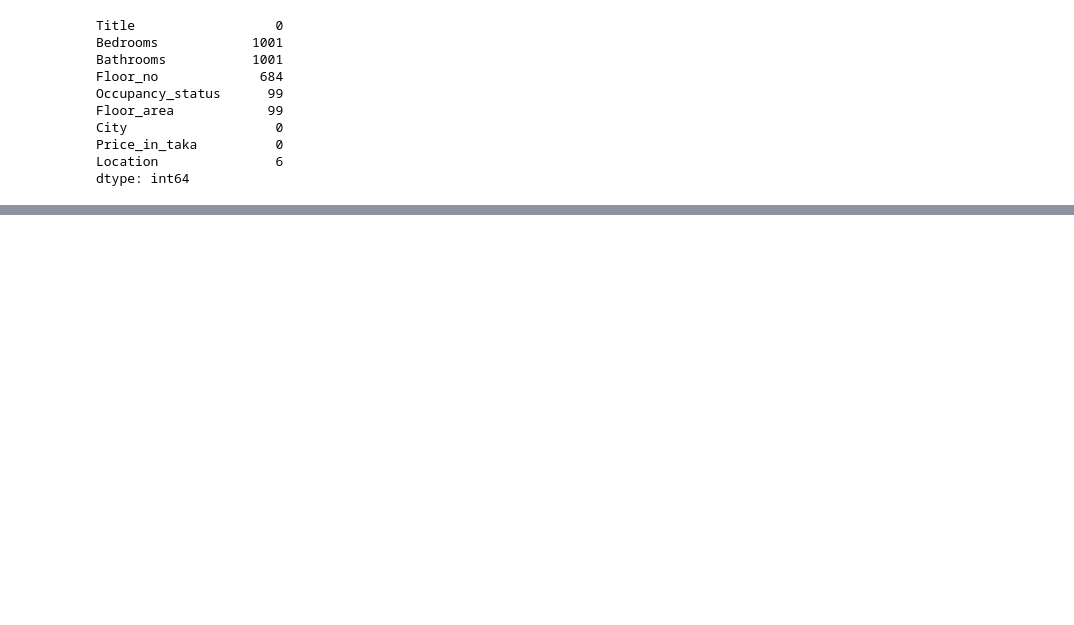
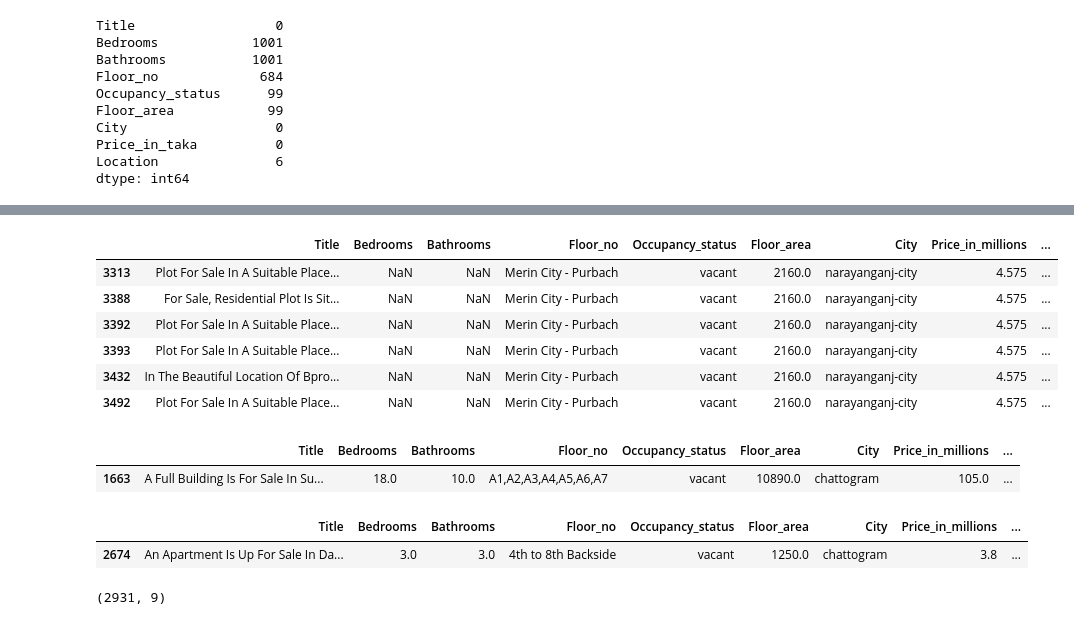
Before and after one commit to ishuu19/My_Practice, a Jupyter notebook: dhaka-bangladesh-rent-analysis.ipynb, the cells around one changed output, grey strips where cells are left out. Saved outputs shown, nothing was run; the diff lists cells and outputs as text; code cells hidden in the pictures; blank space fills up the shorter version.

```diff
--- a/dhaka-bangladesh-rent-analysis.ipynb
+++ b/dhaka-bangladesh-rent-analysis.ipynb
@@ -100,0 +154,24 @@ data.head()
+# %%
+data[data['Floor_no'] == 'Merin City - Purbach']
+# %% [output]
+|  | Title | Bedrooms | Bathrooms | Floor_no | Occupancy_status | Floor_area | City | Price_in_millions | ... |
+| 3313 | Plot For Sale In A Suitable Place... | NaN | NaN | Merin City - Purbach | vacant | 2160.0 | narayanganj-city | 4.575 | ... |
+| 3388 | For Sale, Residential Plot Is Sit... | NaN | NaN | Merin City - Purbach | vacant | 2160.0 | narayanganj-city | 4.575 | ... |
+| 3392 | Plot For Sale In A Suitable Place... | NaN | NaN | Merin City - Purbach | vacant | 2160.0 | narayanganj-city | 4.575 | ... |
+| 3393 | Plot For Sale In A Suitable Place... | NaN | NaN | Merin City - Purbach | vacant | 2160.0 | narayanganj-city | 4.575 | ... |
+| 3432 | In The Beautiful Location Of Bpro... | NaN | NaN | Merin City - Purbach | vacant | 2160.0 | narayanganj-city | 4.575 | ... |
+| 3492 | Plot For Sale In A Suitable Place... | NaN | NaN | Merin City - Purbach | vacant | 2160.0 | narayanganj-city | 4.575 | ... |
+# %%
+data[data['Floor_no'] == 'A1,A2,A3,A4,A5,A6,A7']
+# %% [output]
+|  | Title | Bedrooms | Bathrooms | Floor_no | Occupancy_status | Floor_area | City | Price_in_millions | ... |
+| 1663 | A Full Building Is For Sale In Su... | 18.0 | 10.0 | A1,A2,A3,A4,A5,A6,A7 | vacant | 10890.0 | chattogram | 105.0 | ... |
+# %%
+data[data['Floor_no'] == '4th to 8th Backside']
+# %% [output]
+|  | Title | Bedrooms | Bathrooms | Floor_no | Occupancy_status | Floor_area | City | Price_in_millions | ... |
+| 2674 | An Apartment Is Up For Sale In Da... | 3.0 | 3.0 | 4th to 8th Backside | vacant | 1250.0 | chattogram | 3.8 | ... |
+# %%
+print(data.shape)
+# %% [output]
+(2931, 9)
```
Also changed, not shown: parts of 20 cells of this notebook.
